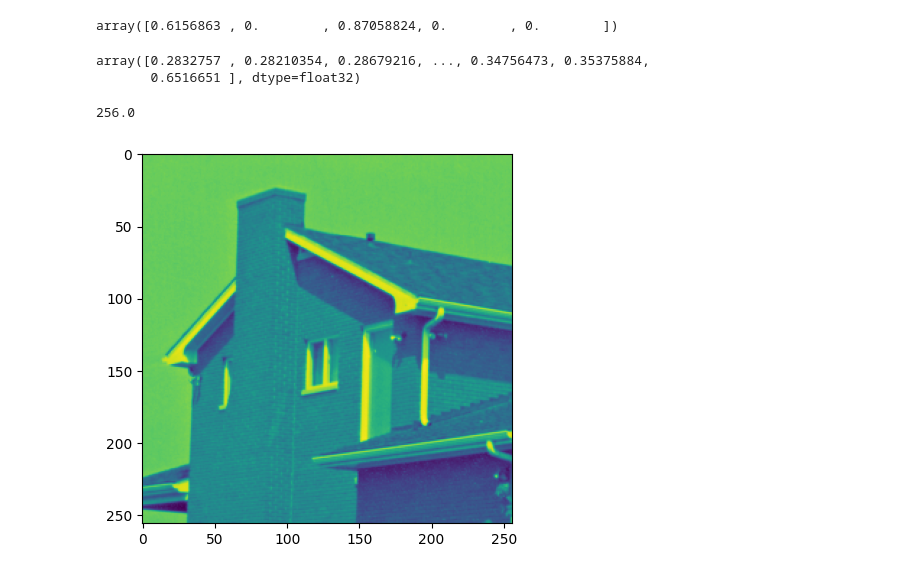
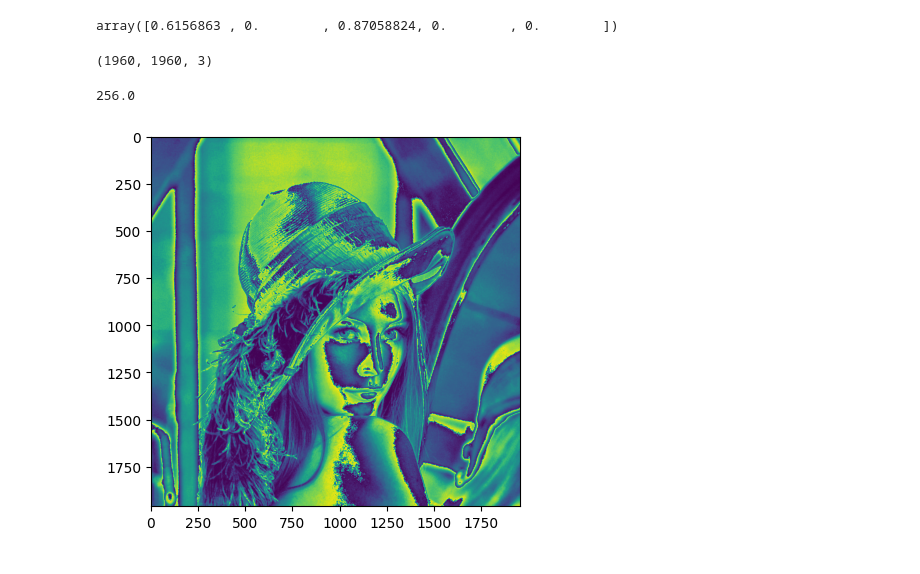
Before and after one commit to Kijako/advancedhpc2022, a Jupyter notebook: labwork3.ipynb, the cells around one changed output. Saved outputs shown, nothing was run; the diff lists cells and outputs as text; code cells hidden in the pictures.

Commit message:
commit gray scale

```diff
--- a/labwork3.ipynb
+++ b/labwork3.ipynb
@@ -3,7 +3,7 @@ import matplotlib.pyplot as plt
 import matplotlib.image as mpimg
 import numpy as np
 # %%
-K = mpimg.imread('house.png')
+K = mpimg.imread('Lenna.jpg')
 imgplot = plt.imshow(K)
 plt.show()
 # %% [output]
@@ -39,13 +39,12 @@ image_to_list[0]
 # %% [output]
 array([0.6156863 , 0.        , 0.87058824, 0.        , 0.        ])
 # %%
-gray_image = 0.2989 * K[:,:,0] + 0.5870 * K[:,:,1] + 0.1140 * K[:,:,2]
-flattened_image = gray_image.reshape(-1)
+gray_image = (K[:,:,0] + K[:,:,1] + K[:,:,2])/3
+# flattened_image = gray_image.reshape(-1)
-# %%
-flattened_image
-# %% [output]
-array([0.2832757 , 0.28210354, 0.28679216, ..., 0.34756473, 0.35375884,
-       0.6516651 ], dtype=float32)
+# %%
+K.shape
+# %% [output]
+(1960, 1960, 3)
 # %%
 from math import sqrt
 
@@ -55,11 +56,11 @@ sqrt(65536)
 # %%
-image = flattened_image.reshape(256,256)
+# image = flattened_image.reshape(256,256)
 import matplotlib.pyplot as plt
 
-plt.imshow(image)
+plt.imshow(gray_image)
 plt.show()
 # %% [output]
-[figure, old version]
+[figure, new version]
 # %%
 import numba
 import numba.cuda as cuda
```
Also changed, not shown: parts of 2 cells of this notebook.
